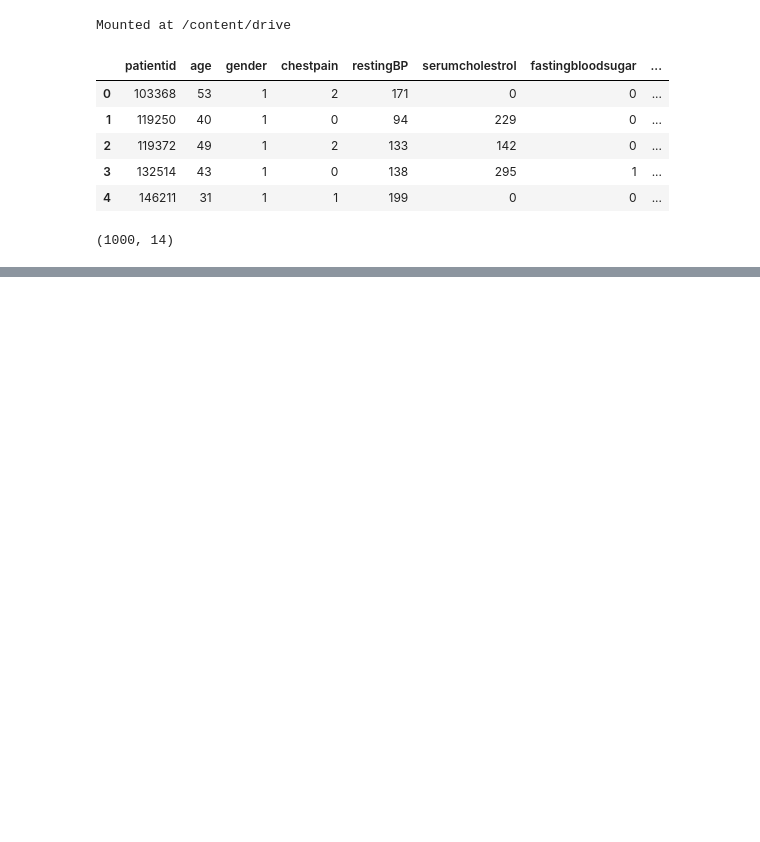
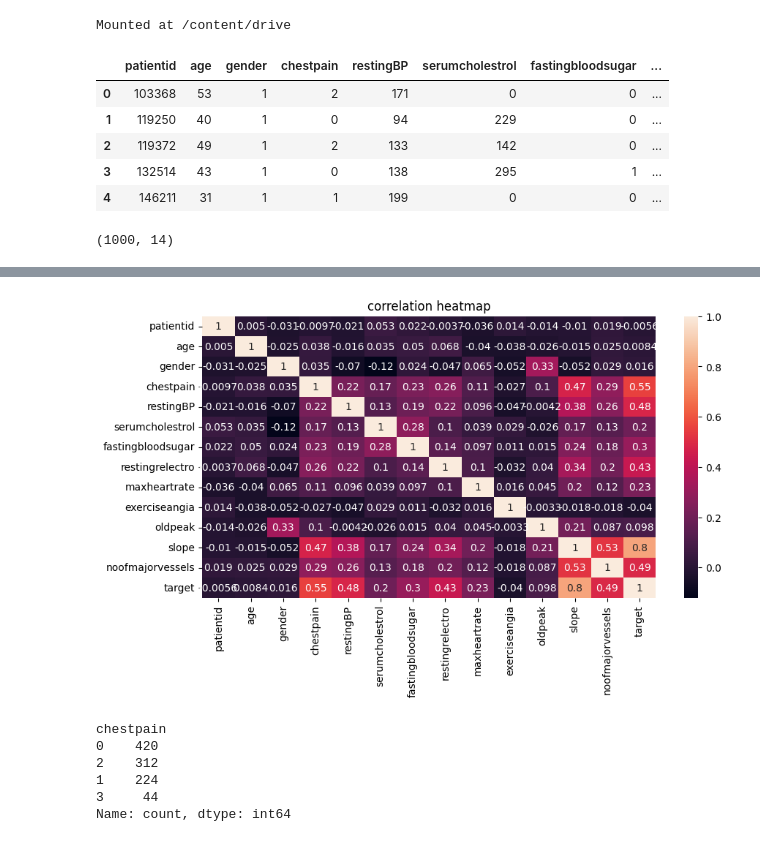
Before and after one commit to Teegee2000/cardiovascular-disease-predictions-leveraging-supervised-and-ensemble-machine-learning-models, a Jupyter notebook: cardiovascular_disease.ipynb, the cells around one changed output, grey strips where cells are left out. Drawn from its saved outputs; the diff is of its cells as text; code cells hidden in the pictures; blank space fills up the shorter version.

```diff
--- a/cardiovascular_disease.ipynb
+++ b/cardiovascular_disease.ipynb
@@ -32,0 +103,19 @@ df.shape
+# %%
+## correlation heatmap
+plt.figure(figsize=(10,5))
+sns.heatmap(df.corr(),annot=True)
+plt.title('correlation heatmap')
+plt.show()
+# %% [output]
+[figure, added]
+# %%
+## checking chest pain columns
+chest_pain_count=df['chestpain'].value_counts()
+print(chest_pain_count)
+# %% [output]
+chestpain
+0    420
+2    312
+1    224
+3     44
+Name: count, dtype: int64
```
Also changed, not shown: parts of 11 cells of this notebook.
